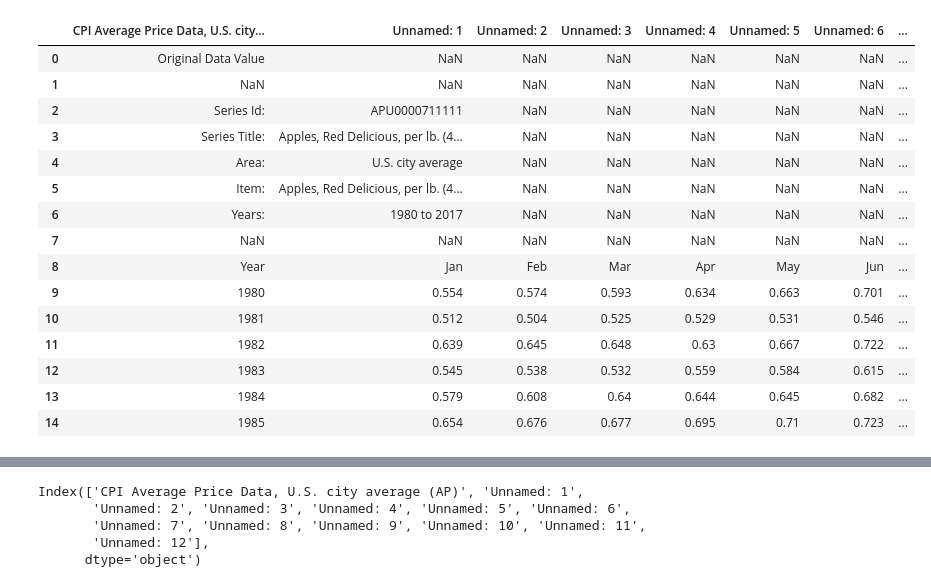
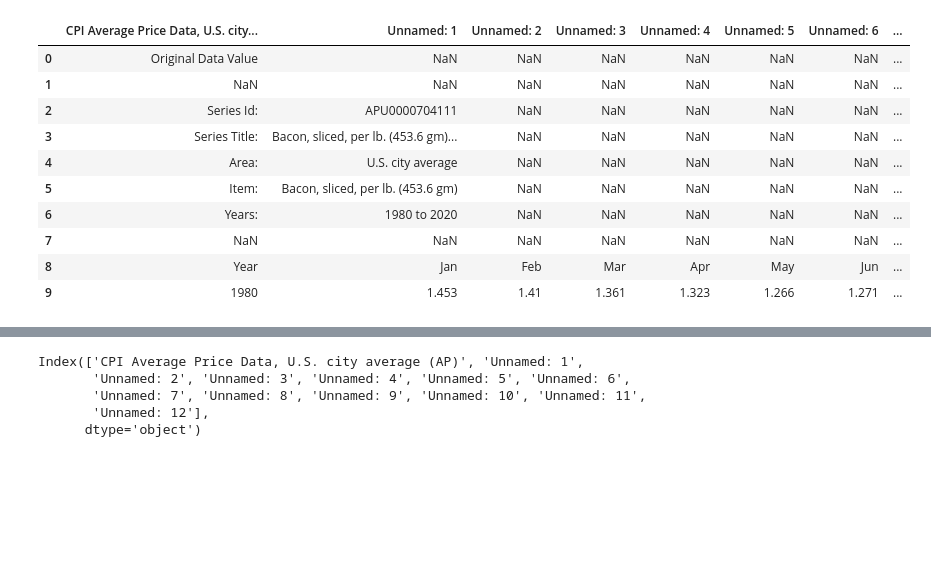
Before and after one commit to mattlangeman/jupyterjumpstart-activities, a Jupyter notebook: activity_1/Jupyter Jumpstart - Activity 1 - Part 1.ipynb, the cells around one changed output, grey strips where cells are left out. Saved outputs shown, nothing was run; the diff lists cells and outputs as text; code cells hidden in the pictures; blank space fills up the shorter version.

```diff
--- a/activity_1/Jupyter Jumpstart - Activity 1 - Part 1.ipynb
+++ b/activity_1/Jupyter Jumpstart - Activity 1 - Part 1.ipynb
@@ -3,22 +4,17 @@ import pandas
 # %%
-df = pandas.read_excel("Apples.xlsx")
+df = pandas.read_excel('price_data/SeriesReport-20200923060947_f7921a.xlsx')
 # %%
-df.head(15)
+df.head(10)
 # %% [output]
 |  | CPI Average Price Data, U.S. city... | Unnamed: 1 | Unnamed: 2 | Unnamed: 3 | Unnamed: 4 | Unnamed: 5 | Unnamed: 6 | ... |
 | 0 | Original Data Value | NaN | NaN | NaN | NaN | NaN | NaN | ... |
 | 1 | NaN | NaN | NaN | NaN | NaN | NaN | NaN | ... |
-| 2 | Series Id: | APU0000711111 | NaN | NaN | NaN | NaN | NaN | ... |
-| 3 | Series Title: | Apples, Red Delicious, per lb. (4... | NaN | NaN | NaN | NaN | NaN | ... |
+| 2 | Series Id: | APU0000704111 | NaN | NaN | NaN | NaN | NaN | ... |
+| 3 | Series Title: | Bacon, sliced, per lb. (453.6 gm)... | NaN | NaN | NaN | NaN | NaN | ... |
 | 4 | Area: | U.S. city average | NaN | NaN | NaN | NaN | NaN | ... |
-| 5 | Item: | Apples, Red Delicious, per lb. (4... | NaN | NaN | NaN | NaN | NaN | ... |
-| 6 | Years: | 1980 to 2017 | NaN | NaN | NaN | NaN | NaN | ... |
+| 5 | Item: | Bacon, sliced, per lb. (453.6 gm) | NaN | NaN | NaN | NaN | NaN | ... |
+| 6 | Years: | 1980 to 2020 | NaN | NaN | NaN | NaN | NaN | ... |
 | 7 | NaN | NaN | NaN | NaN | NaN | NaN | NaN | ... |
 | 8 | Year | Jan | Feb | Mar | Apr | May | Jun | ... |
-| 9 | 1980 | 0.554 | 0.574 | 0.593 | 0.634 | 0.663 | 0.701 | ... |
-| 10 | 1981 | 0.512 | 0.504 | 0.525 | 0.529 | 0.531 | 0.546 | ... |
-| 11 | 1982 | 0.639 | 0.645 | 0.648 | 0.63 | 0.667 | 0.722 | ... |
-| 12 | 1983 | 0.545 | 0.538 | 0.532 | 0.559 | 0.584 | 0.615 | ... |
-| 13 | 1984 | 0.579 | 0.608 | 0.64 | 0.644 | 0.645 | 0.682 | ... |
-| 14 | 1985 | 0.654 | 0.676 | 0.677 | 0.695 | 0.71 | 0.723 | ... |
+| 9 | 1980 | 1.453 | 1.41 | 1.361 | 1.323 | 1.266 | 1.271 | ... |
 # %%
```
Also changed, not shown: parts of 12 cells of this notebook, 27 other files.
